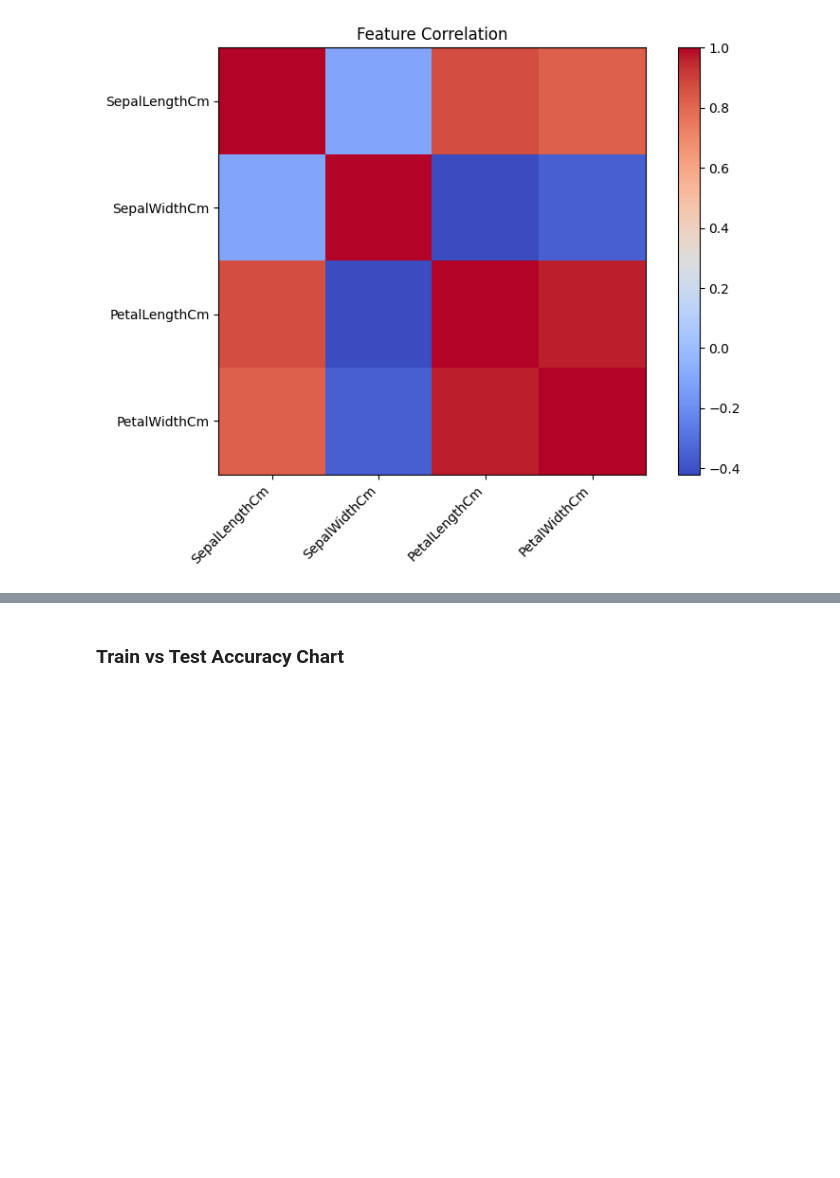
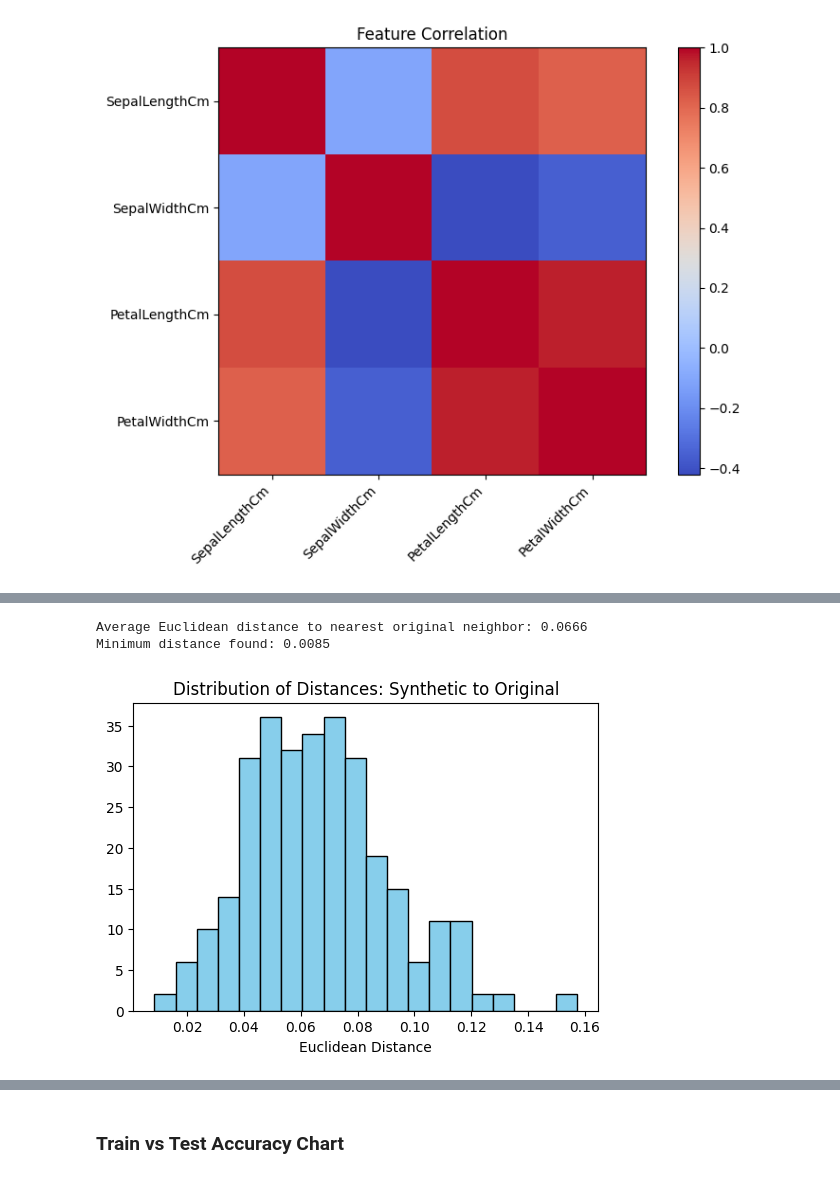
Before and after one commit to wlmoi/SoloML, a Jupyter notebook: Group_B/ml-ramp-up-week1/notebook/iris_analysis_colab.ipynb, the cells around one changed output, grey strips where cells are left out. Cells and saved outputs as stored; diff of their text form; code cells hidden in the pictures; blank space fills up the shorter version.

```diff
--- a/Group_B/ml-ramp-up-week1/notebook/iris_analysis_colab.ipynb
+++ b/Group_B/ml-ramp-up-week1/notebook/iris_analysis_colab.ipynb
@@ -86,0 +306,19 @@ plt.show()
+# %%
+from scipy.spatial.distance import cdist
+
+# Calculate distances between synthetic points and their nearest original neighbors
+distances = cdist(X_syn, X, metric='euclidean')
+min_distances = distances.min(axis=1)
+
+print(f"Average Euclidean distance to nearest original neighbor: {min_distances.mean():.4f}")
+print(f"Minimum distance found: {min_distances.min():.4f}")
+
+plt.figure(figsize=(6, 4))
+plt.hist(min_distances, bins=20, color='skyblue', edgecolor='black')
+plt.title('Distribution of Distances: Synthetic to Original')
+plt.xlabel('Euclidean Distance')
+plt.show()
+# %% [output]
+Average Euclidean distance to nearest original neighbor: 0.0666
+Minimum distance found: 0.0085
+[figure, added]
```
Also changed, not shown: parts of 54 cells of this notebook, 4 other files.
